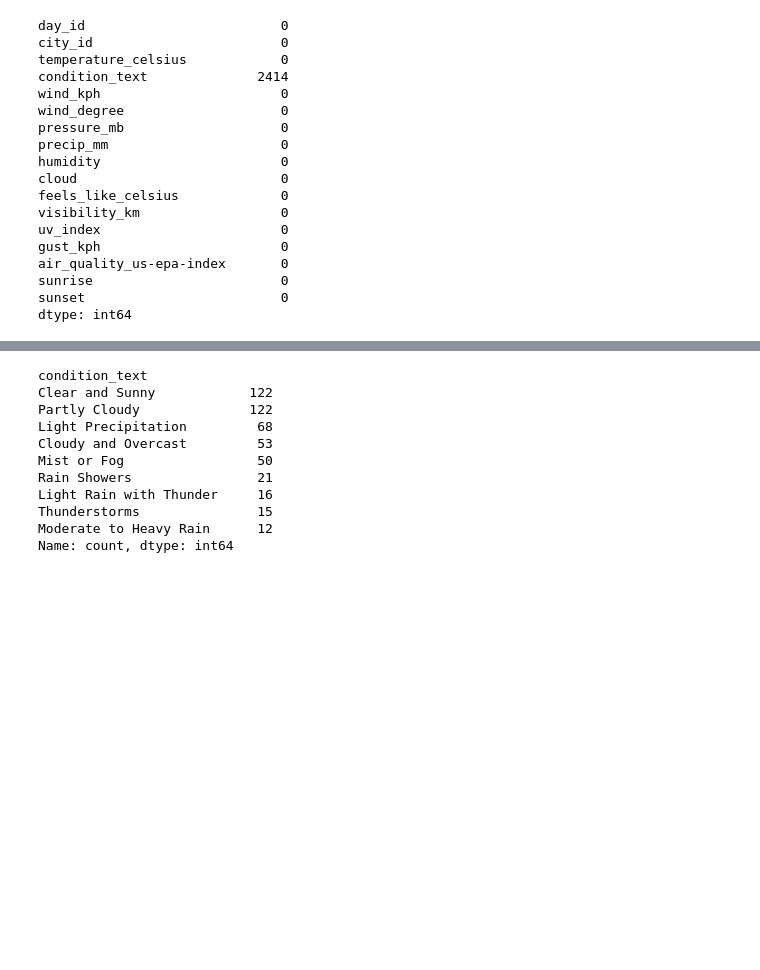
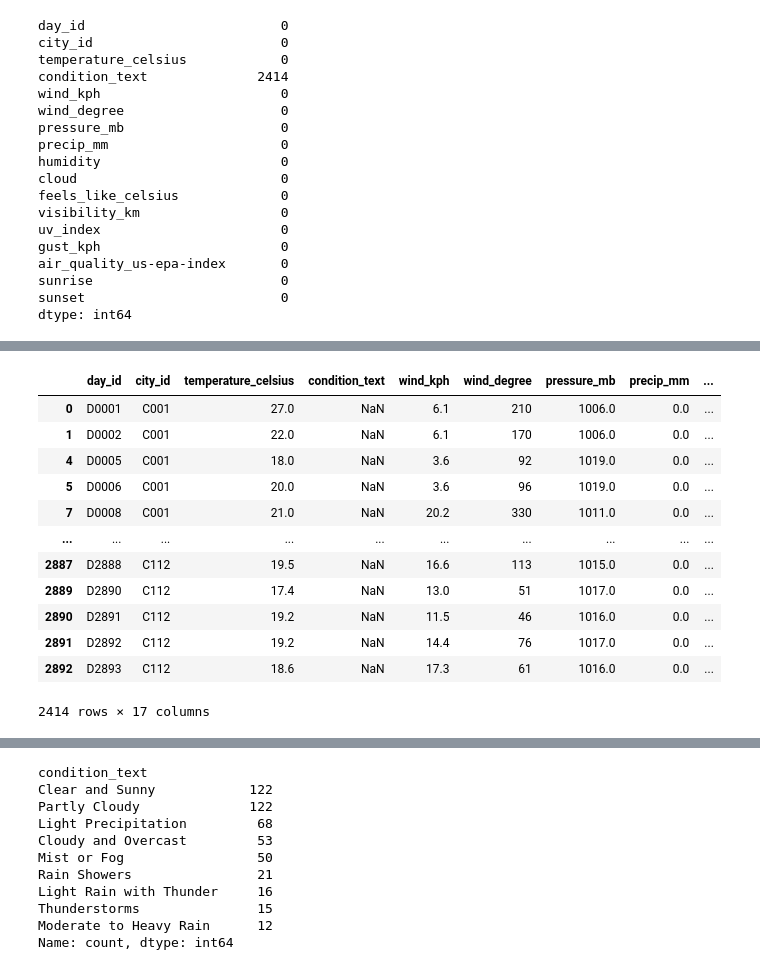
Before and after one commit to SewminaFernando/Predicta_Solutions, a Jupyter notebook: Part_2/data_preparation.ipynb, the cells around one changed output, grey strips where cells are left out. Saved outputs shown, nothing was run; the diff lists cells and outputs as text; code cells hidden in the pictures; blank space fills up the shorter version.

Commit message:
Prepared data which have to classify and saved to a CSV file

```diff
--- a/Part_2/data_preparation.ipynb
+++ b/Part_2/data_preparation.ipynb
@@ -41,0 +66,19 @@ dtype: int64
+# %%
+# Get the null values rows
+predict_data = data[data.isnull().any(axis=1)]
+# %%
+predict_data
+# %% [output]
+|  | day_id | city_id | temperature_celsius | condition_text | wind_kph | wind_degree | pressure_mb | precip_mm | ... |
+| 0 | D0001 | C001 | 27.0 | NaN | 6.1 | 210 | 1006.0 | 0.0 | ... |
+| 1 | D0002 | C001 | 22.0 | NaN | 6.1 | 170 | 1006.0 | 0.0 | ... |
+| 4 | D0005 | C001 | 18.0 | NaN | 3.6 | 92 | 1019.0 | 0.0 | ... |
+| 5 | D0006 | C001 | 20.0 | NaN | 3.6 | 96 | 1019.0 | 0.0 | ... |
+| 7 | D0008 | C001 | 21.0 | NaN | 20.2 | 330 | 1011.0 | 0.0 | ... |
+| ... | ... | ... | ... | ... | ... | ... | ... | ... | ... |
+| 2887 | D2888 | C112 | 19.5 | NaN | 16.6 | 113 | 1015.0 | 0.0 | ... |
+| 2889 | D2890 | C112 | 17.4 | NaN | 13.0 | 51 | 1017.0 | 0.0 | ... |
+| 2890 | D2891 | C112 | 19.2 | NaN | 11.5 | 46 | 1016.0 | 0.0 | ... |
+| 2891 | D2892 | C112 | 19.2 | NaN | 14.4 | 76 | 1017.0 | 0.0 | ... |
+| 2892 | D2893 | C112 | 18.6 | NaN | 17.3 | 61 | 1016.0 | 0.0 | ... |
+2414 rows × 17 columns
```
Also changed, not shown: parts of 5 cells of this notebook, 1 other file.
